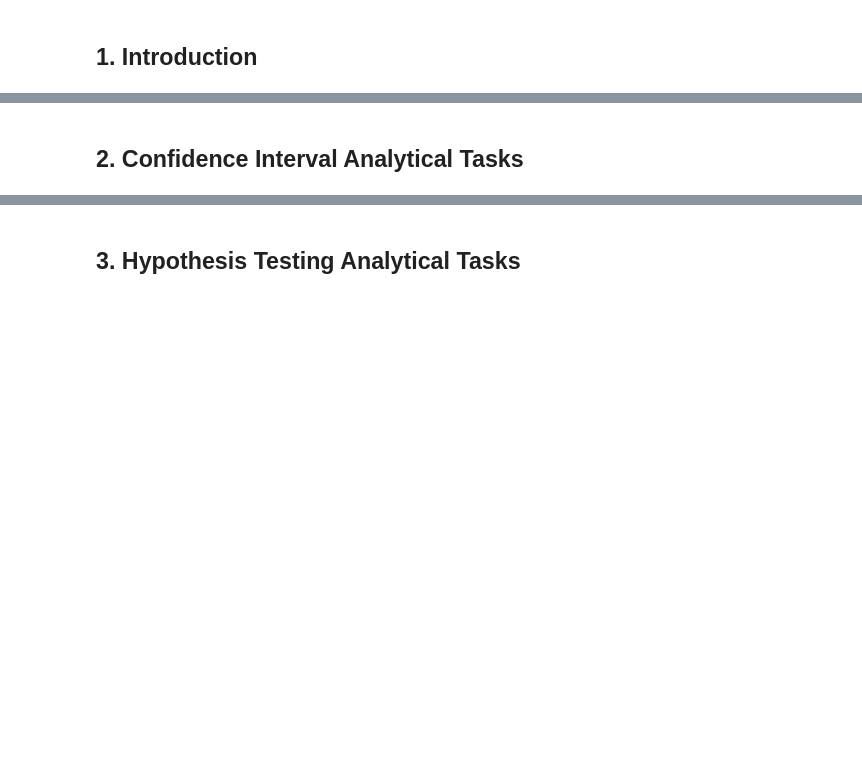
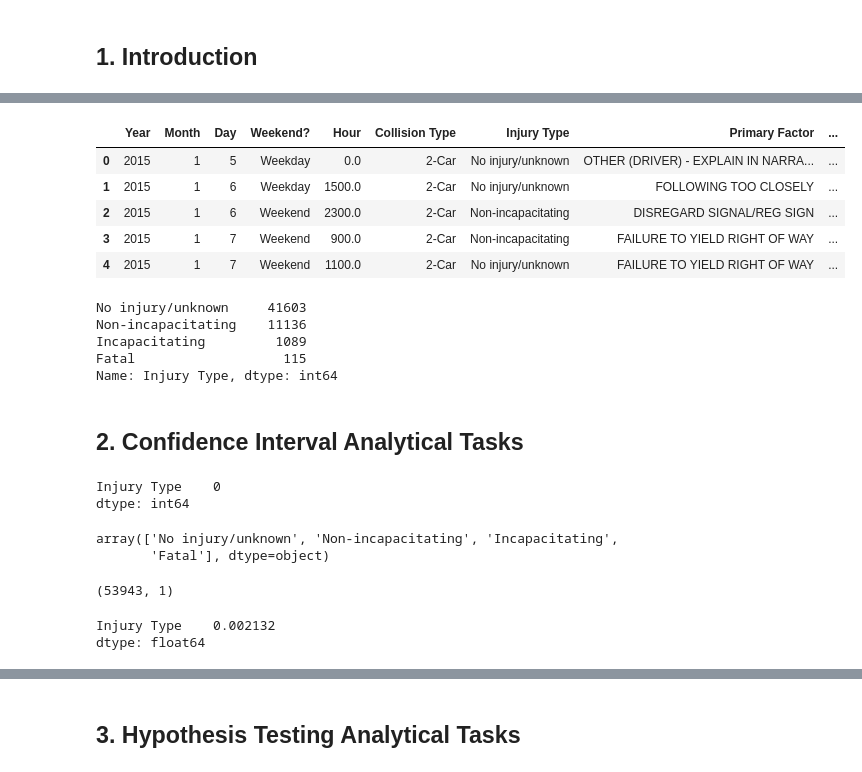
Before and after one commit to Gomez-Andres-8/STAT-207-Coursework, a Jupyter notebook: project_02/project_02_template.ipynb, the cells around one changed output, grey strips where cells are left out. Drawn from its saved outputs; the diff is of its cells as text; code cells hidden in the pictures; blank space fills up the shorter version.

```diff
--- a/project_02/project_02_template.ipynb
+++ b/project_02/project_02_template.ipynb
@@ -9,2 +24,20 @@ YOUR NAMES
+# %%
+df = pd.read_csv("cleaned_monroe_crash_data.csv")
+df.head()
+# %% [output]
+|  | Year | Month | Day | Weekend? | Hour | Collision Type | Injury Type | Primary Factor | ... |
+| 0 | 2015 | 1 | 5 | Weekday | 0.0 | 2-Car | No injury/unknown | OTHER (DRIVER) - EXPLAIN IN NARRA... | ... |
+| 1 | 2015 | 1 | 6 | Weekday | 1500.0 | 2-Car | No injury/unknown | FOLLOWING TOO CLOSELY | ... |
+| 2 | 2015 | 1 | 6 | Weekend | 2300.0 | 2-Car | Non-incapacitating | DISREGARD SIGNAL/REG SIGN | ... |
+| 3 | 2015 | 1 | 7 | Weekend | 900.0 | 2-Car | Non-incapacitating | FAILURE TO YIELD RIGHT OF WAY | ... |
+| 4 | 2015 | 1 | 7 | Weekend | 1100.0 | 2-Car | No injury/unknown | FAILURE TO YIELD RIGHT OF WAY | ... |
+# %%
+df['Injury Type'].value_counts()
+# %% [output]
+No injury/unknown     41603
+Non-incapacitating    11136
+Incapacitating         1089
+Fatal                   115
+Name: Injury Type, dtype: int64
 # %% [markdown]
 ## 2. Confidence Interval Analytical Tasks
@@ -10,0 +47,20 @@ YOUR NAMES
+# %%
+# No cleaning necessary
+df_injury.isna().sum()
+# %% [output]
+Injury Type    0
+dtype: int64
+# %%
+df_injury['Injury Type'].unique()
+# %% [output]
+array(['No injury/unknown', 'Non-incapacitating', 'Incapacitating',
+       'Fatal'], dtype=object)
+# %%
+df_injury.shape
+# %% [output]
+(53943, 1)
+# %%
+(df_injury == 'Fatal').mean()
+# %% [output]
+Injury Type    0.002132
+dtype: float64
```
Also changed, not shown: parts of 23 cells of this notebook, 1 other file.
